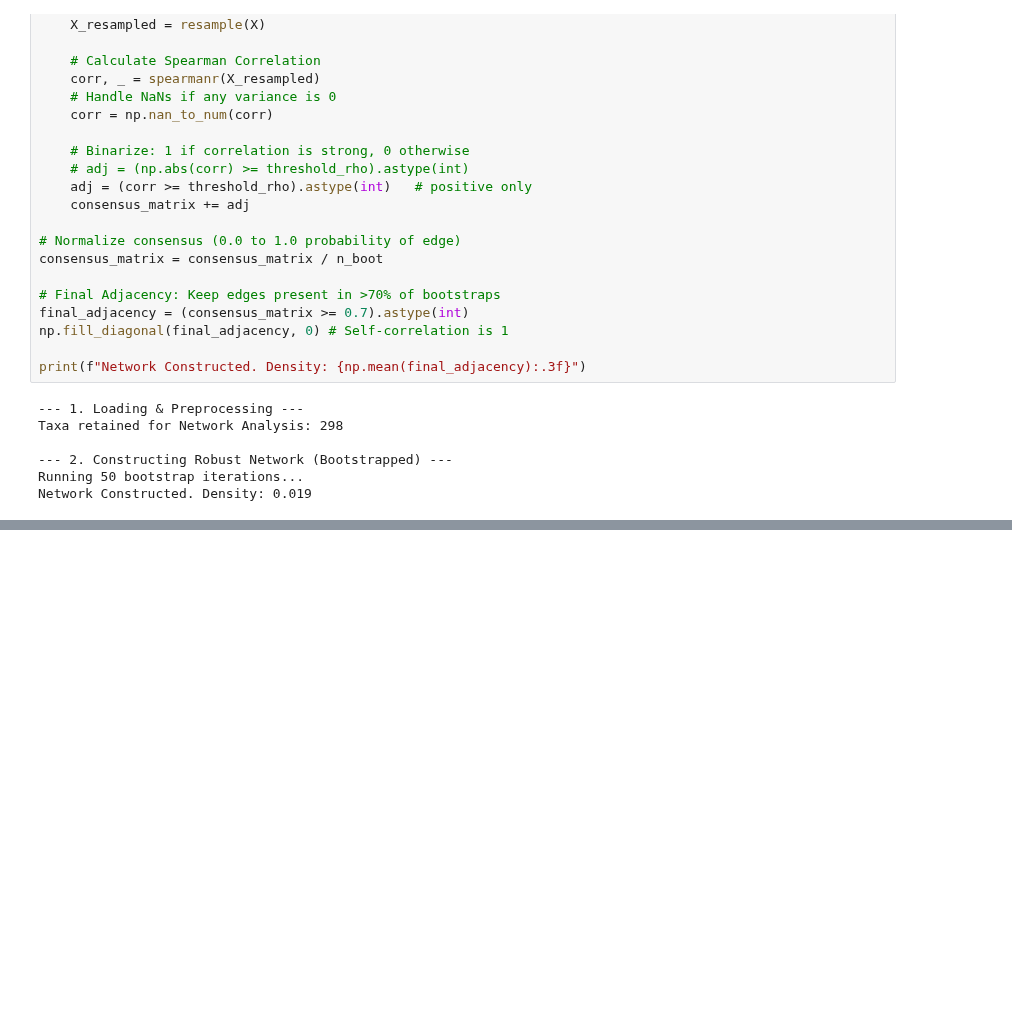
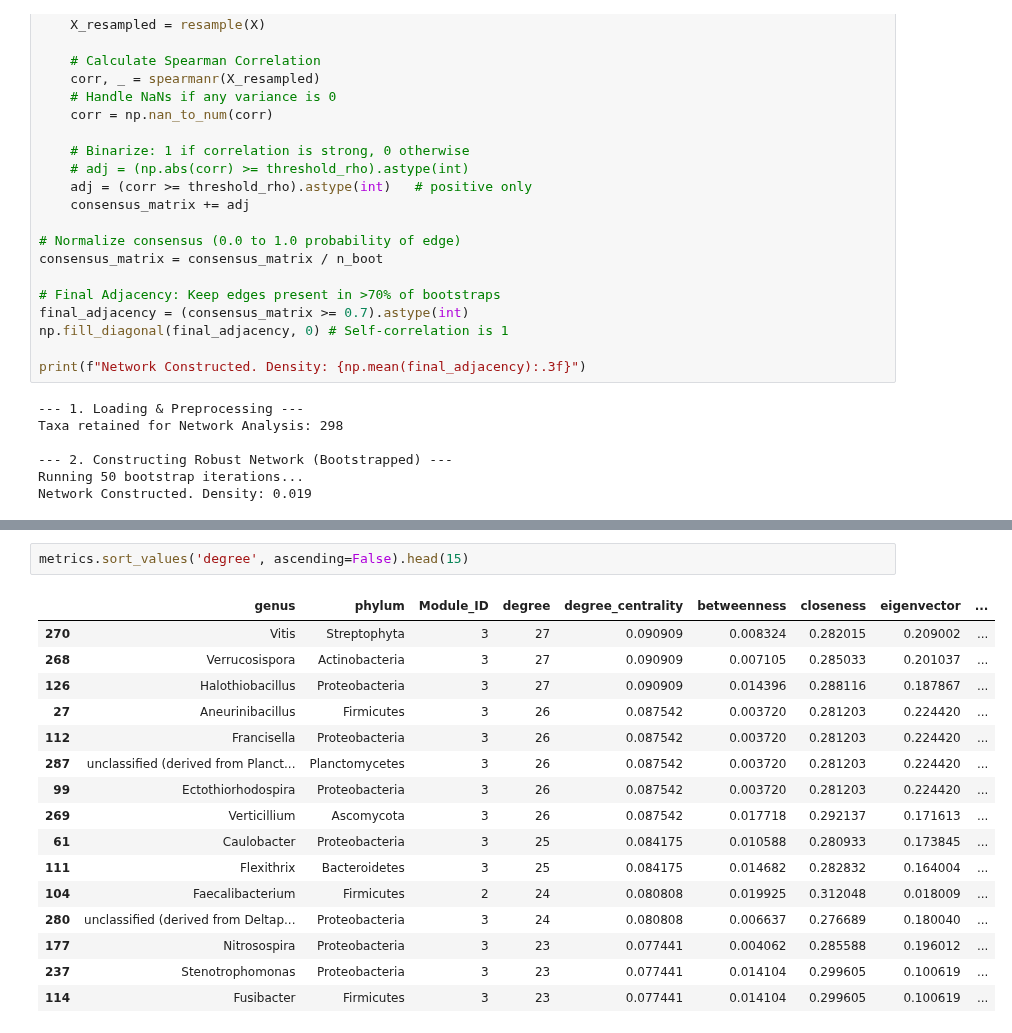
Before and after one commit to kayvinsoo7/HAALSI_work, a Jupyter notebook: mdscan-master/Pois_soil_MB1.ipynb, the cells around one changed output, grey strips where cells are left out. Drawn from its saved outputs; the diff is of its cells as text; blank space fills up the shorter version.

```diff
--- a/mdscan-master/Pois_soil_MB1.ipynb
+++ b/mdscan-master/Pois_soil_MB1.ipynb
@@ -529,0 +975,19 @@ Edges kept: 71 out of 1225 => density 0.05795918367346939
+# %%
+metrics.sort_values('degree', ascending=False).head(15)
+# %% [output]
+|  | genus | phylum | Module_ID | degree | degree_centrality | betweenness | closeness | eigenvector | ... |
+| 270 | Vitis | Streptophyta | 3 | 27 | 0.090909 | 0.008324 | 0.282015 | 0.209002 | ... |
+| 268 | Verrucosispora | Actinobacteria | 3 | 27 | 0.090909 | 0.007105 | 0.285033 | 0.201037 | ... |
+| 126 | Halothiobacillus | Proteobacteria | 3 | 27 | 0.090909 | 0.014396 | 0.288116 | 0.187867 | ... |
+| 27 | Aneurinibacillus | Firmicutes | 3 | 26 | 0.087542 | 0.003720 | 0.281203 | 0.224420 | ... |
+| 112 | Francisella | Proteobacteria | 3 | 26 | 0.087542 | 0.003720 | 0.281203 | 0.224420 | ... |
+| 287 | unclassified (derived from Planct... | Planctomycetes | 3 | 26 | 0.087542 | 0.003720 | 0.281203 | 0.224420 | ... |
+| 99 | Ectothiorhodospira | Proteobacteria | 3 | 26 | 0.087542 | 0.003720 | 0.281203 | 0.224420 | ... |
+| 269 | Verticillium | Ascomycota | 3 | 26 | 0.087542 | 0.017718 | 0.292137 | 0.171613 | ... |
+| 61 | Caulobacter | Proteobacteria | 3 | 25 | 0.084175 | 0.010588 | 0.280933 | 0.173845 | ... |
+| 111 | Flexithrix | Bacteroidetes | 3 | 25 | 0.084175 | 0.014682 | 0.282832 | 0.164004 | ... |
+| 104 | Faecalibacterium | Firmicutes | 2 | 24 | 0.080808 | 0.019925 | 0.312048 | 0.018009 | ... |
+| 280 | unclassified (derived from Deltap... | Proteobacteria | 3 | 24 | 0.080808 | 0.006637 | 0.276689 | 0.180040 | ... |
+| 177 | Nitrosospira | Proteobacteria | 3 | 23 | 0.077441 | 0.004062 | 0.285588 | 0.196012 | ... |
+| 237 | Stenotrophomonas | Proteobacteria | 3 | 23 | 0.077441 | 0.014104 | 0.299605 | 0.100619 | ... |
+| 114 | Fusibacter | Firmicutes | 3 | 23 | 0.077441 | 0.014104 | 0.299605 | 0.100619 | ... |
```
Also changed, not shown: parts of 11 cells of this notebook, 3 other files.
